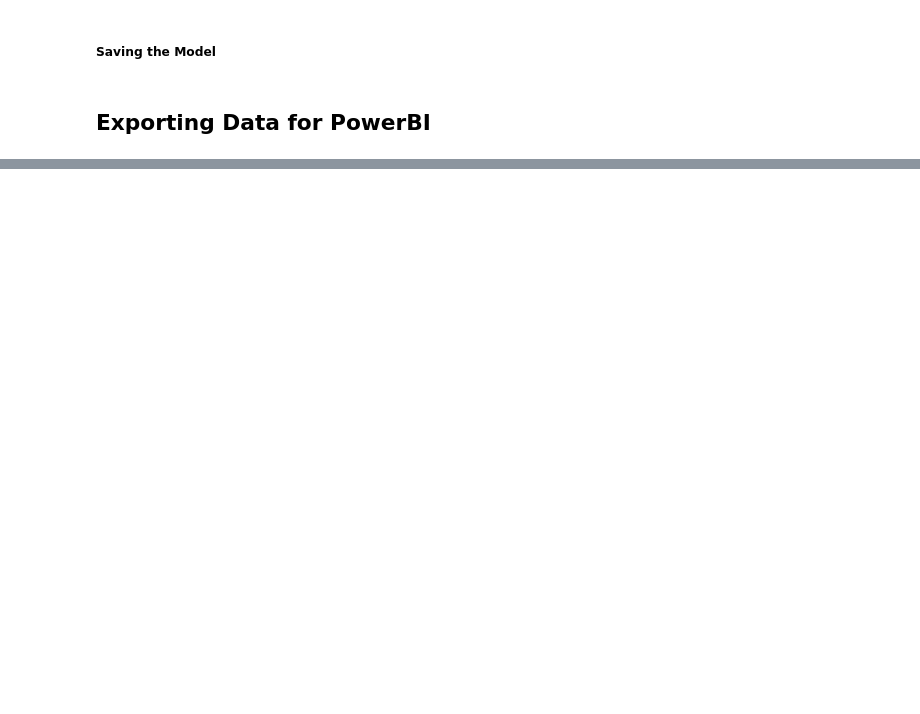
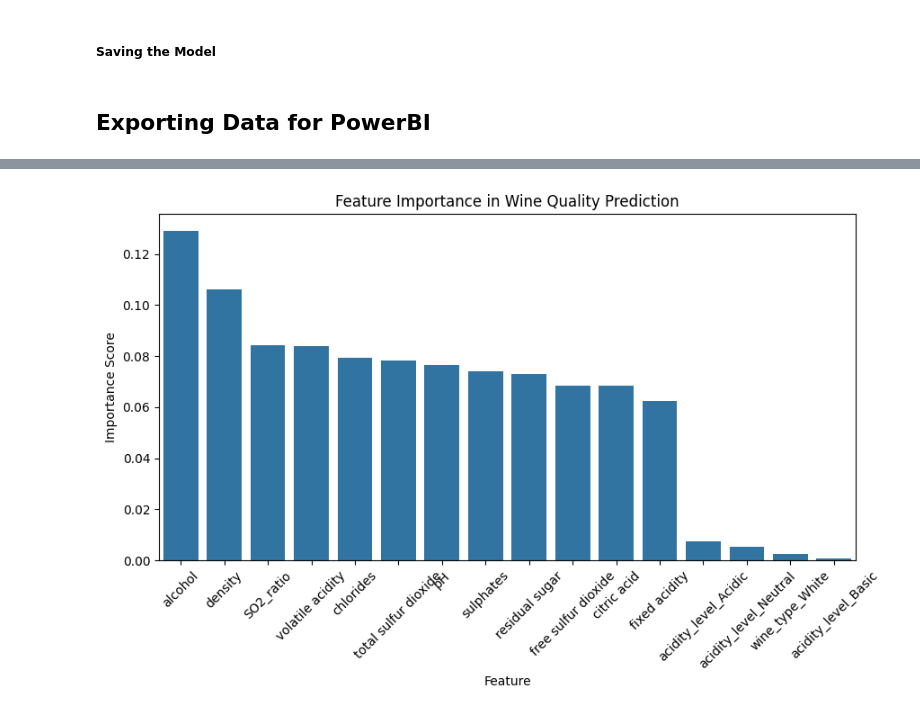
Before and after one commit to Jiya-Patel-JP/Wine-Quality-Prediction, a Jupyter notebook: winequalityprediction.ipynb, the cells around one changed output, grey strips where cells are left out. Cells and saved outputs as stored; diff of their text form; code cells hidden in the pictures; blank space fills up the shorter version.

```diff
--- a/winequalityprediction.ipynb
+++ b/winequalityprediction.ipynb
@@ -250,10 +264,11 @@ weighted avg       0.85      0.85      0.83      1300
 # %%
 param_grid_clf = {
-    'n_estimators': [50, 100, 200],
-    'max_depth': [None, 10, 20],
-    'min_samples_split': [2, 5, 10]
+    'n_estimators': [50, 100, 200, 300, 500],
+    'max_depth': [None, 10, 20, 30, 50],
+    'min_samples_split': [2, 5, 10, 20],
+    'min_samples_leaf': [1, 2, 5, 10]
 }
 # %%
-grid_search_clf = RandomizedSearchCV(RandomForestClassifier(), param_grid_clf, cv=5, scoring='accuracy', n_iter=10, random_state=42)
+grid_search_clf = RandomizedSearchCV(RandomForestClassifier(), param_grid_clf, cv=5, scoring='accuracy', n_iter=15, random_state=42)
 grid_search_clf.fit(X_train, y_train)
 # %% [output]
@@ -304,0 +336,17 @@ wine_data.to_csv("wine_predictions.csv", index=False)
+# %%
+# Which chemical property affect quality most
+import numpy as np
+
+feature_importances = best_clf.feature_importances_
+features = X_train.columns
+sorted_indices = np.argsort(feature_importances)[::-1]
+
+plt.figure(figsize=(10, 5))
+sns.barplot(x=np.array(features)[sorted_indices], y=feature_importances[sorted_indices])
+plt.xlabel("Feature")
+plt.ylabel("Importance Score")
+plt.title("Feature Importance in Wine Quality Prediction")
+plt.xticks(rotation=45)
+plt.show()
+# %% [output]
+[figure, added]
```
Also changed, not shown: parts of 25 cells of this notebook.
